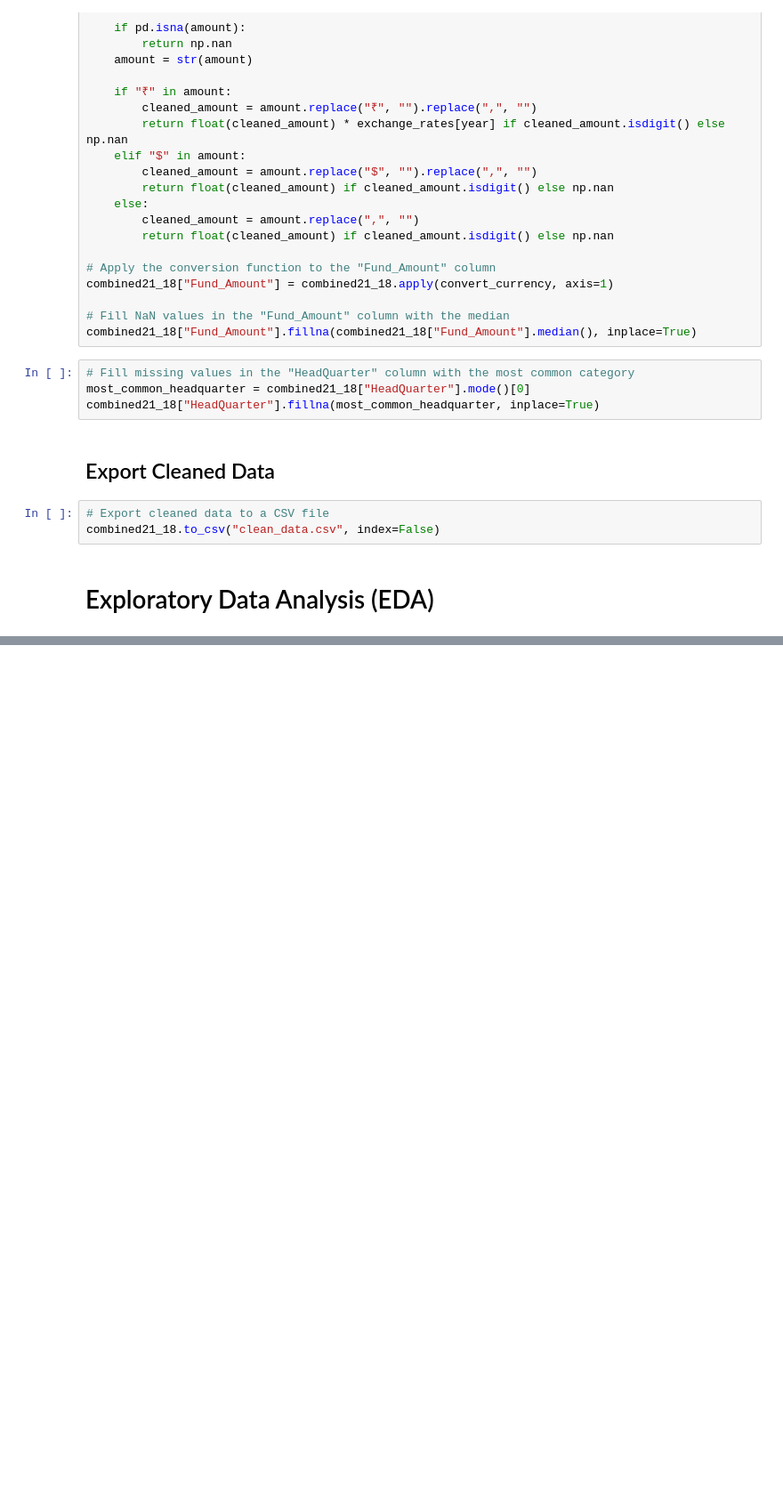
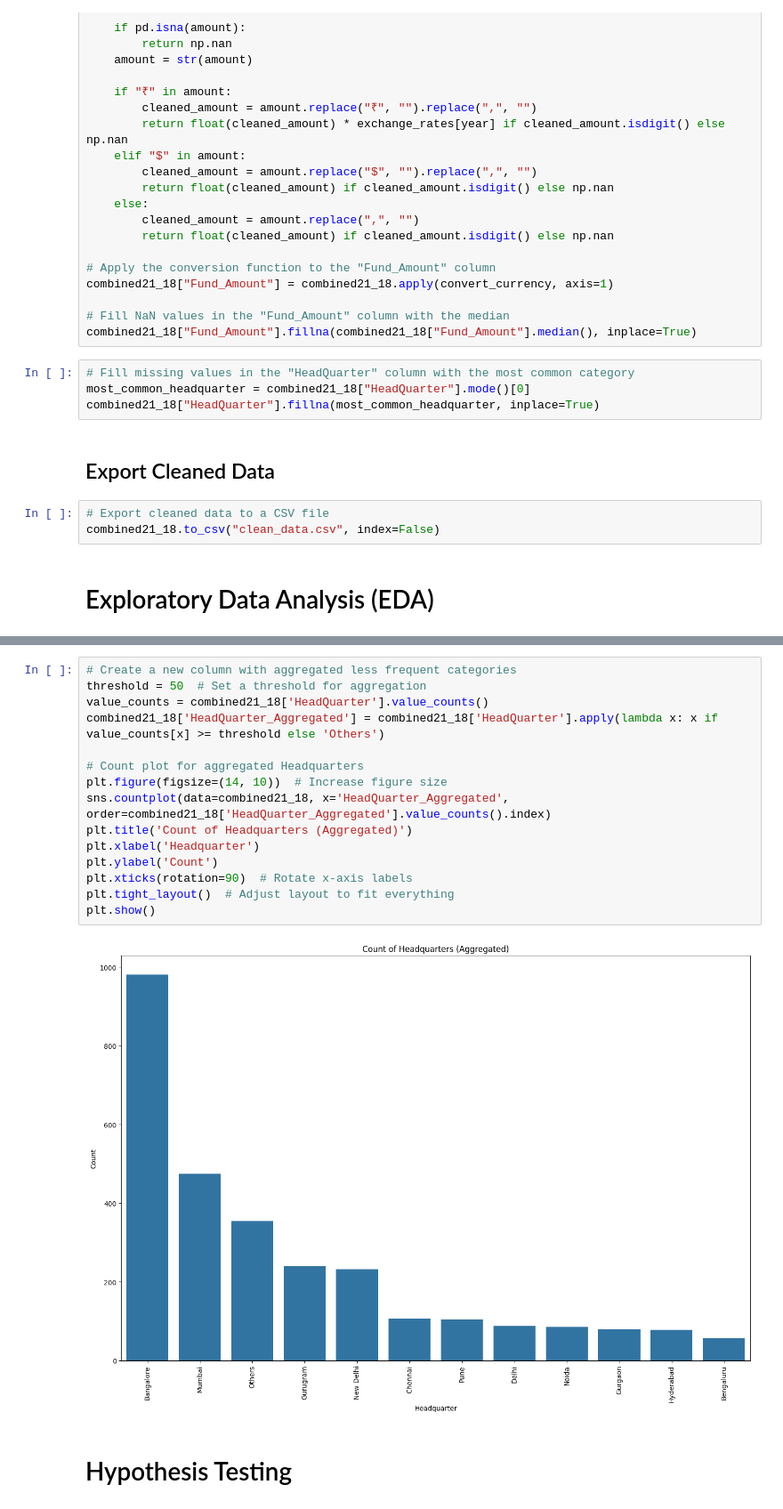
Before and after one commit to Safowaa/India-Start-Up-Funding-Data-Analysis, a Jupyter notebook: Main.ipynb, the cells around one changed output, grey strips where cells are left out. Shown at 89% size. Drawn from its saved outputs; the diff is of its cells as text; blank space fills up the shorter version.

```diff
--- a/Main.ipynb
+++ b/Main.ipynb
@@ -529,0 +594,19 @@ combined21_18.to_csv("clean_data.csv", index=False)
+# %%
+# Create a new column with aggregated less frequent categories
+threshold = 50  # Set a threshold for aggregation
+value_counts = combined21_18['HeadQuarter'].value_counts()
+combined21_18['HeadQuarter_Aggregated'] = combined21_18['HeadQuarter'].apply(lambda x: x if value_counts[x] >= threshold else 'Others')
+
+# Count plot for aggregated Headquarters
+plt.figure(figsize=(14, 10))  # Increase figure size
+sns.countplot(data=combined21_18, x='HeadQuarter_Aggregated', order=combined21_18['HeadQuarter_Aggregated'].value_counts().index)
+plt.title('Count of Headquarters (Aggregated)')
+plt.xlabel('Headquarter')
+plt.ylabel('Count')
+plt.xticks(rotation=90)  # Rotate x-axis labels
+plt.tight_layout()  # Adjust layout to fit everything
+plt.show()
+# %% [output]
+[figure, added]
+# %% [markdown]
+# Hypothesis Testing
```
Also changed, not shown: parts of 20 cells of this notebook.
